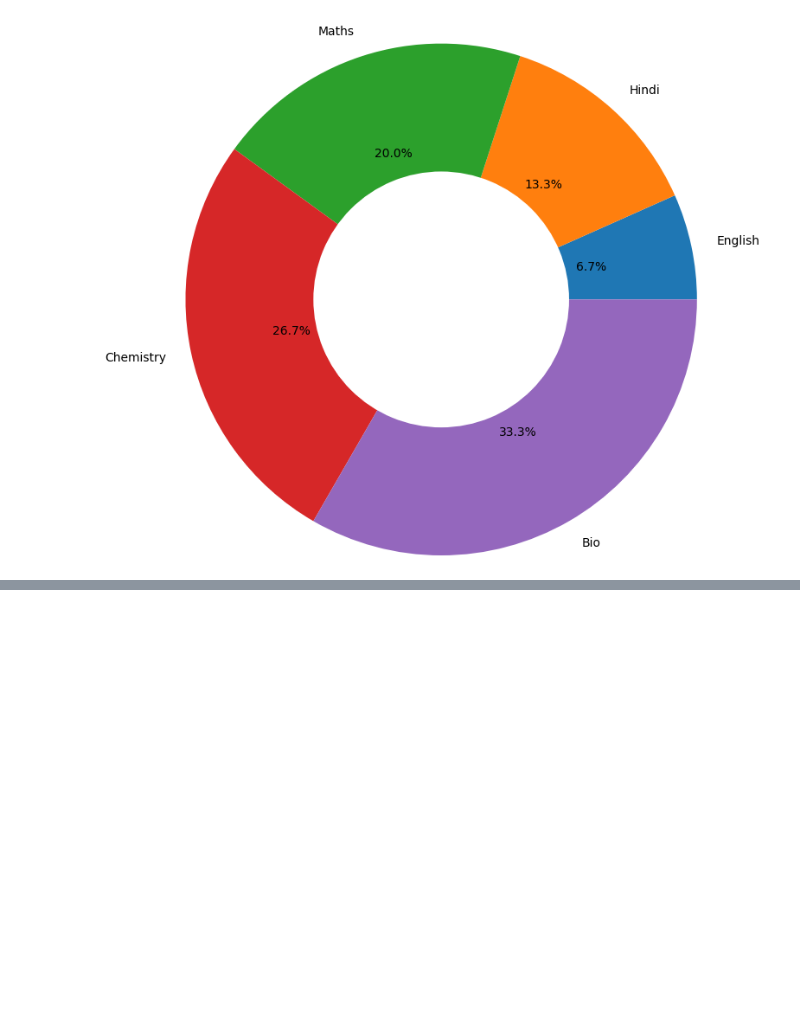
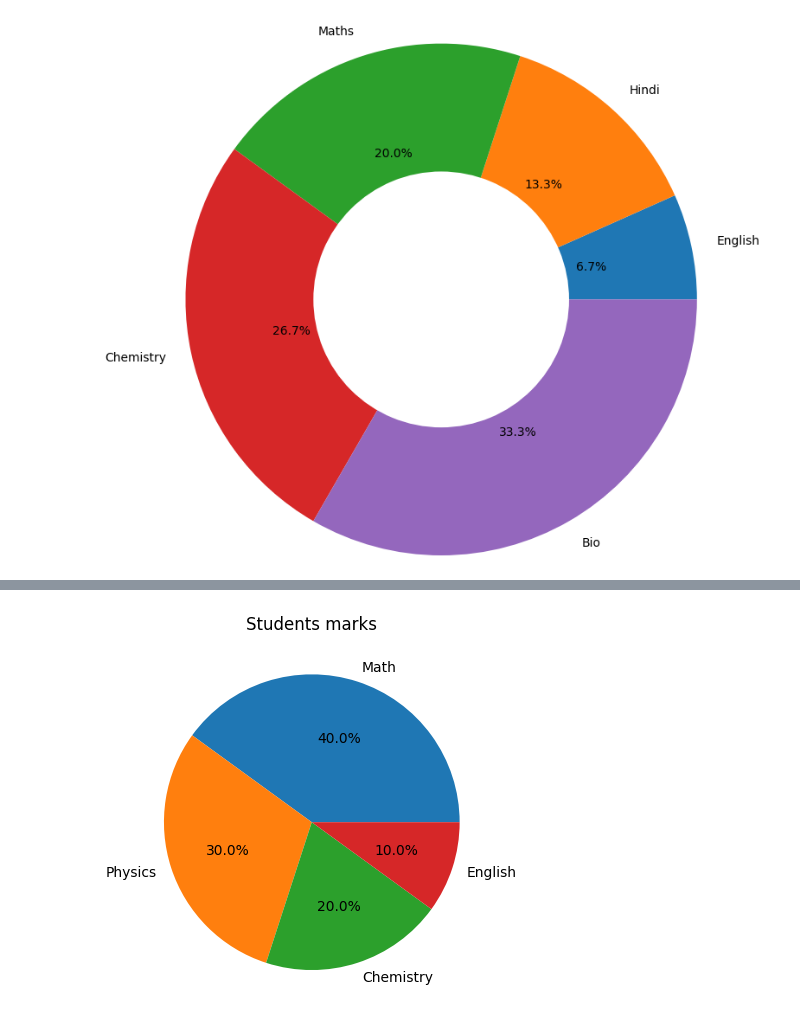
Before and after one commit to kshitij-commit/DataScience, a Jupyter notebook: 04_matplotlib/04_piechart.ipynb, the cells around one changed output, grey strips where cells are left out. Cells and saved outputs as stored; diff of their text form; code cells hidden in the pictures; blank space fills up the shorter version.

```diff
--- a/04_matplotlib/04_piechart.ipynb
+++ b/04_matplotlib/04_piechart.ipynb
@@ -282,0 +332,13 @@ plt.show()
+# %%
+import matplotlib.pyplot as plt
+
+subjects = ['Math', 'Physics', 'Chemistry', 'English']
+marks = [40, 30, 20, 10]
+
+plt.title("Students marks")
+
+
+plt.pie(marks, labels= subjects, autopct='%0.1f%%')
+plt.show()
+# %% [output]
+[figure, added]
```
Also changed, not shown: parts of 13 cells of this notebook.
